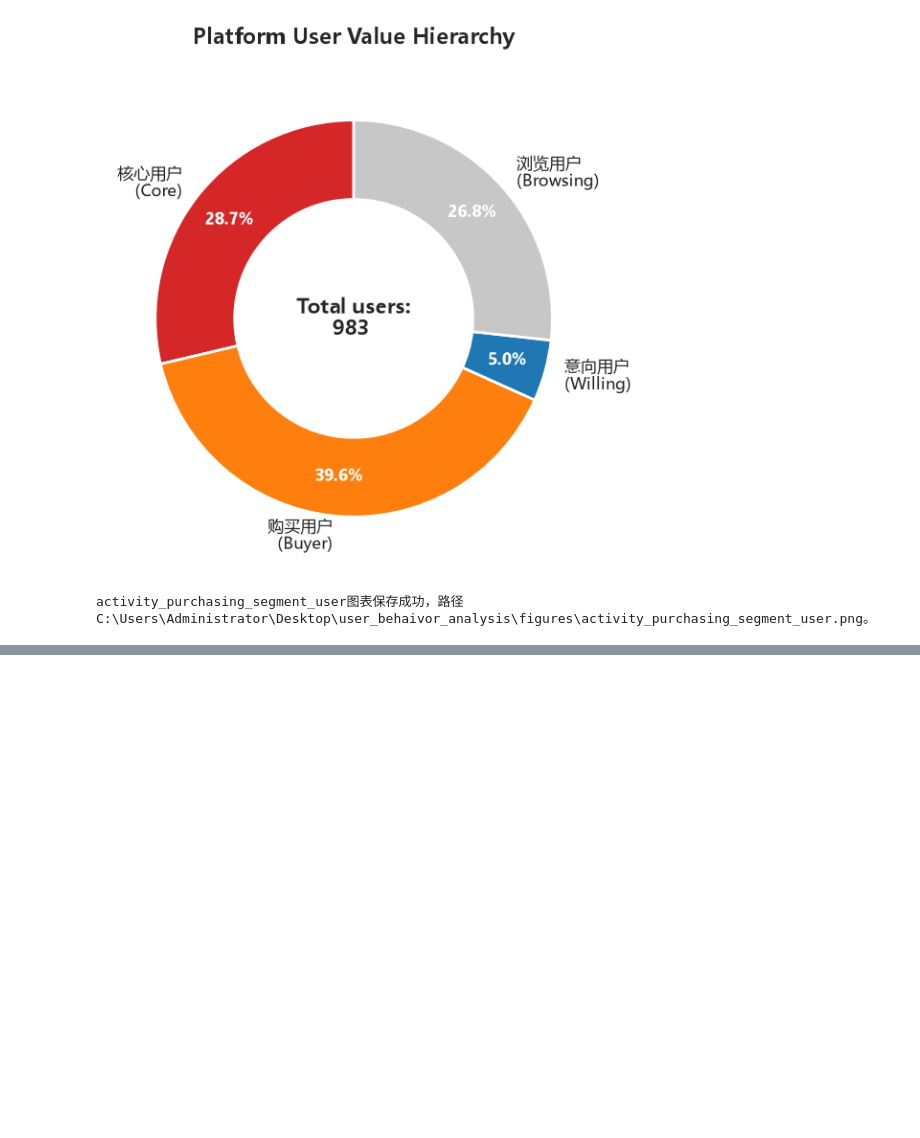
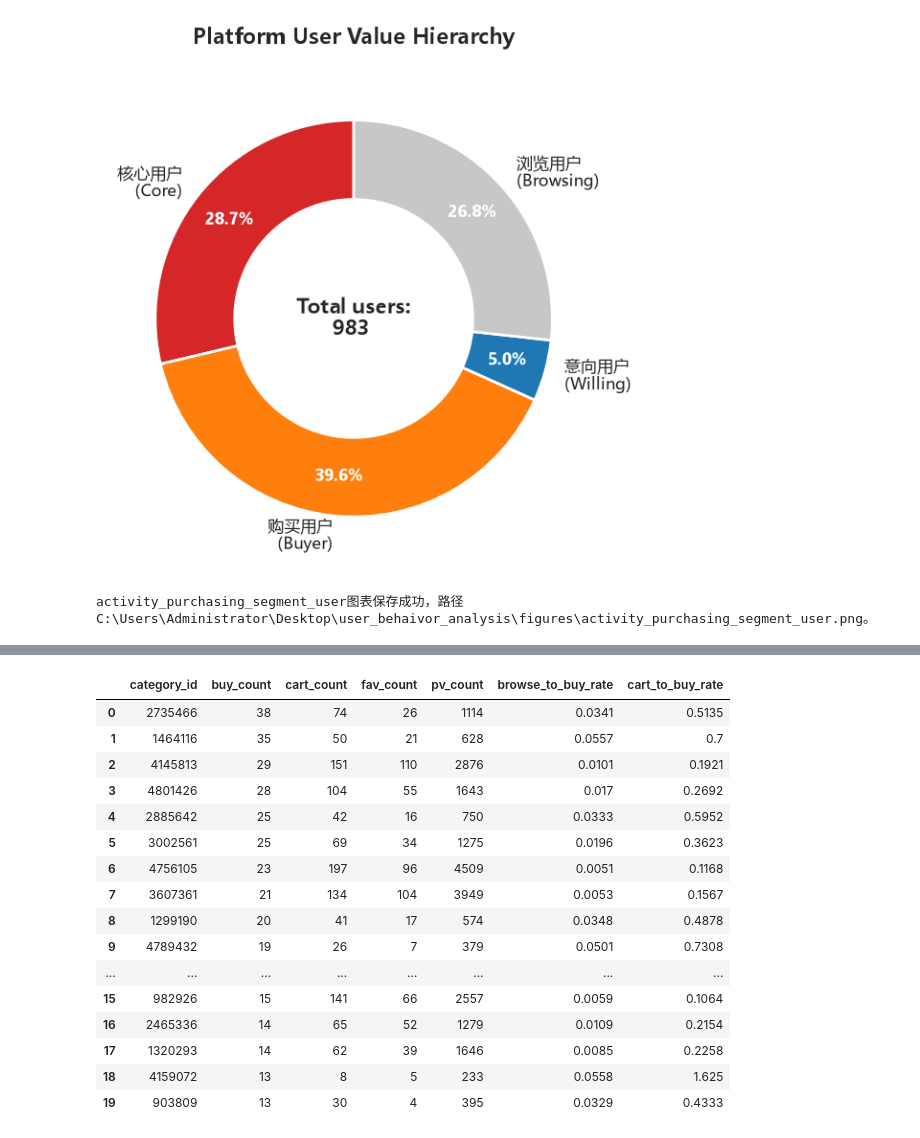
Before and after one commit to Olinovia/taobao_user_behavior_analysis, a Jupyter notebook: notebook/visual_chart.ipynb, the cells around one changed output, grey strips where cells are left out. Saved outputs shown, nothing was run; the diff lists cells and outputs as text; code cells hidden in the pictures; blank space fills up the shorter version.

```diff
--- a/notebook/visual_chart.ipynb
+++ b/notebook/visual_chart.ipynb
@@ -647,0 +733,21 @@ activity_purchasing_segment_user图表保存成功，路径C:\Users\Administrato
+# %%
+#category_conversion_analysis
+category_conversion_analysis(df)
+# %% [output]
+|  | category_id | buy_count | cart_count | fav_count | pv_count | browse_to_buy_rate | cart_to_buy_rate |
+| 0 | 2735466 | 38 | 74 | 26 | 1114 | 0.0341 | 0.5135 |
+| 1 | 1464116 | 35 | 50 | 21 | 628 | 0.0557 | 0.7 |
+| 2 | 4145813 | 29 | 151 | 110 | 2876 | 0.0101 | 0.1921 |
+| 3 | 4801426 | 28 | 104 | 55 | 1643 | 0.017 | 0.2692 |
+| 4 | 2885642 | 25 | 42 | 16 | 750 | 0.0333 | 0.5952 |
+| 5 | 3002561 | 25 | 69 | 34 | 1275 | 0.0196 | 0.3623 |
+| 6 | 4756105 | 23 | 197 | 96 | 4509 | 0.0051 | 0.1168 |
+| 7 | 3607361 | 21 | 134 | 104 | 3949 | 0.0053 | 0.1567 |
+| 8 | 1299190 | 20 | 41 | 17 | 574 | 0.0348 | 0.4878 |
+| 9 | 4789432 | 19 | 26 | 7 | 379 | 0.0501 | 0.7308 |
+| ... | ... | ... | ... | ... | ... | ... | ... |
+| 15 | 982926 | 15 | 141 | 66 | 2557 | 0.0059 | 0.1064 |
+| 16 | 2465336 | 14 | 65 | 52 | 1279 | 0.0109 | 0.2154 |
+| 17 | 1320293 | 14 | 62 | 39 | 1646 | 0.0085 | 0.2258 |
+| 18 | 4159072 | 13 | 8 | 5 | 233 | 0.0558 | 1.625 |
+| 19 | 903809 | 13 | 30 | 4 | 395 | 0.0329 | 0.4333 |
```
Also changed, not shown: parts of 5 cells of this notebook, 4 other files.
